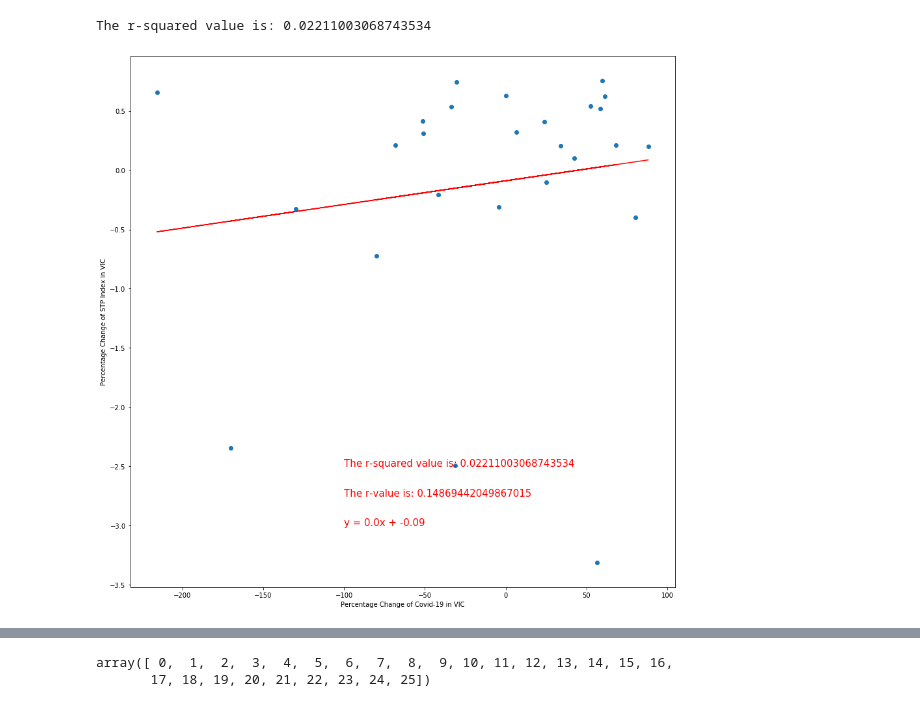
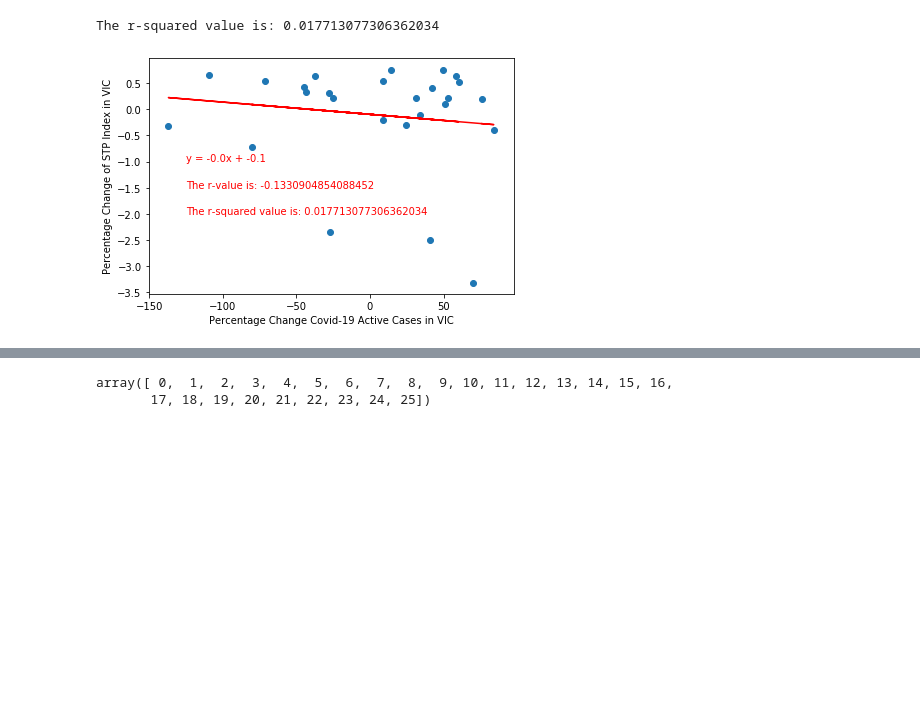
Before and after one commit to ali-beer/covid_payroll_project, a Jupyter notebook: graph_linregress.ipynb, the cells around one changed output, grey strips where cells are left out. Drawn from its saved outputs; the diff is of its cells as text; code cells hidden in the pictures; blank space fills up the shorter version.

```diff
--- a/graph_linregress.ipynb
+++ b/graph_linregress.ipynb
@@ -6,7 +6,7 @@ import numpy as np
 import scipy.stats as st
 # %%
 qld_covid = pd.read_csv("qld_covid_data.csv")
-vic_covid = pd.read_csv("vic_new_covid_data.csv")
-vic_covid_2 = pd.read_csv("vic_covid_data.csv")
+vic_covid_newcases = pd.read_csv("vic_new_covid_data.csv")
+vic_covid = pd.read_csv("vic_covid_data.csv")
 wa_covid = pd.read_csv("wa_covid_data.csv")
 food_df = pd.read_csv("food_accommodation_stp.csv")
@@ -97,4 +19,3 @@ wa_df
 # %%
-vic_df = pd.read_csv("dee/Untitled Folder/vic_percent_change_australia.csv")
+vic_df = pd.read_csv("vic_percent_change_australia.csv")
 vic_df = vic_df.iloc[10:]
-vic_df
@@ -140,22 +69,25 @@ The r-squared value is: 0.18714201988073198
 # %%
-plt.figure(figsize=((15,15)))
+# plt.figure(figsize=((15,15)))
 x_val = vic_covid["percentage"]
 y_val = vic_df["diff"]
 (slope, intercept, rvalue, pvalue, stderr) = st.linregress(x_val, y_val)
 regress_values = x_val * slope + intercept
 line_eq = "y = " + str(round(slope,2)) + "x + " + str(round(intercept,2))
 r = "The r-value is: " + str(rvalue)
 rsq = "The r-squared value is: " + str(rvalue**2)
-plt.annotate(r,(-100,-2.75),fontsize=15,color="red")
-plt.annotate(rsq,(-100,-2.5),fontsize=15,color="red")
-plt.annotate(line_eq,(-100,-3),fontsize=15,color="red")
-plt.xlabel("Percentage Change of Covid-19 in VIC")
+
+plt.annotate(rsq,(-125,-2),fontsize=10,color="red")
+plt.annotate(r,(-125,-1.5),fontsize=10,color="red")
+plt.annotate(line_eq,(-125,-1),fontsize=10,color="red")
+
+plt.xlabel("Percentage Change Covid-19 Active Cases in VIC")
 plt.ylabel("Percentage Change of STP Index in VIC")
 plt.plot(x_val,regress_values,"r-")
 plt.scatter(vic_covid["percentage"],vic_df["diff"])
 print(f"The r-squared value is: {rvalue**2}")
+plt.tight_layout()
 plt.savefig("vic_corr_final.png")
 # %% [output]
-The r-squared value is: 0.02211003068743534
+The r-squared value is: 0.017713077306362034
-[figure, old version]
+[figure, new version]
 # %%
```
Also changed, not shown: parts of 15 cells of this notebook, 46 other files.
